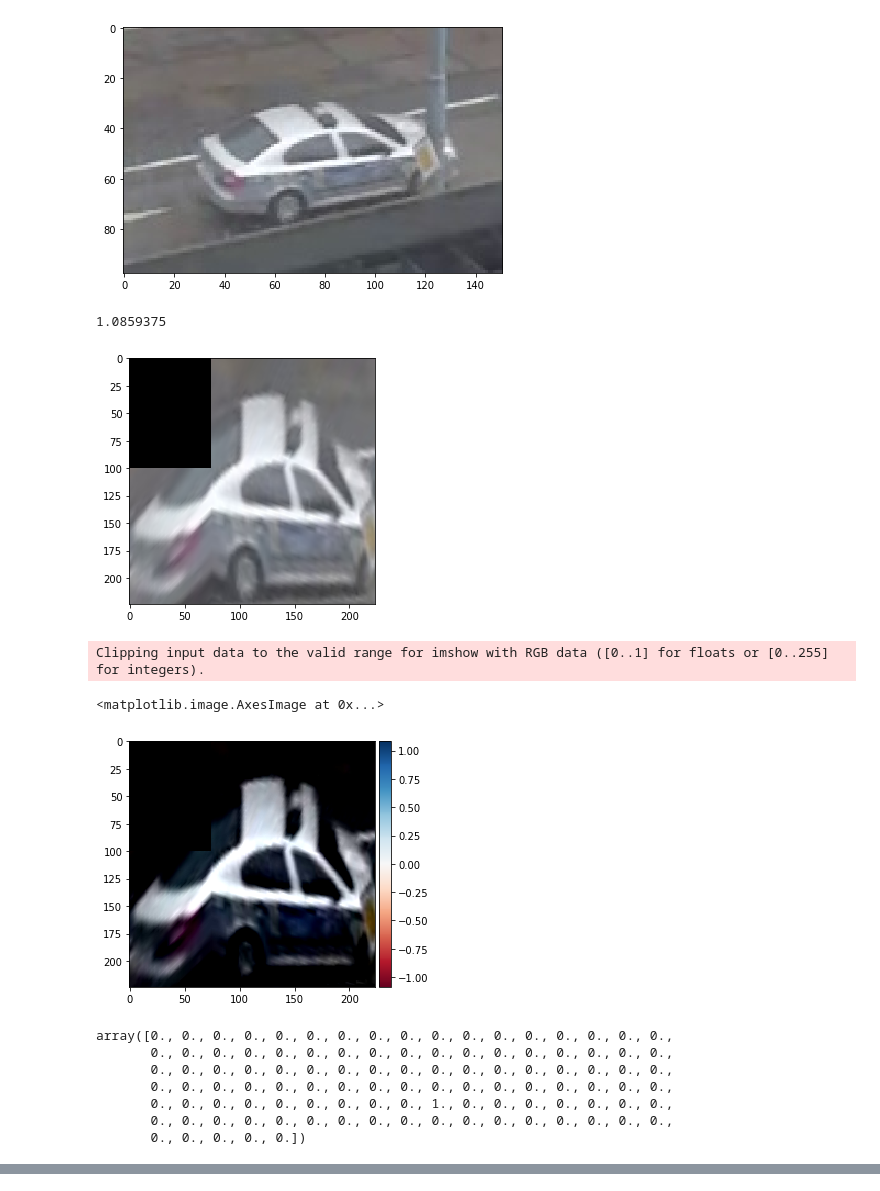
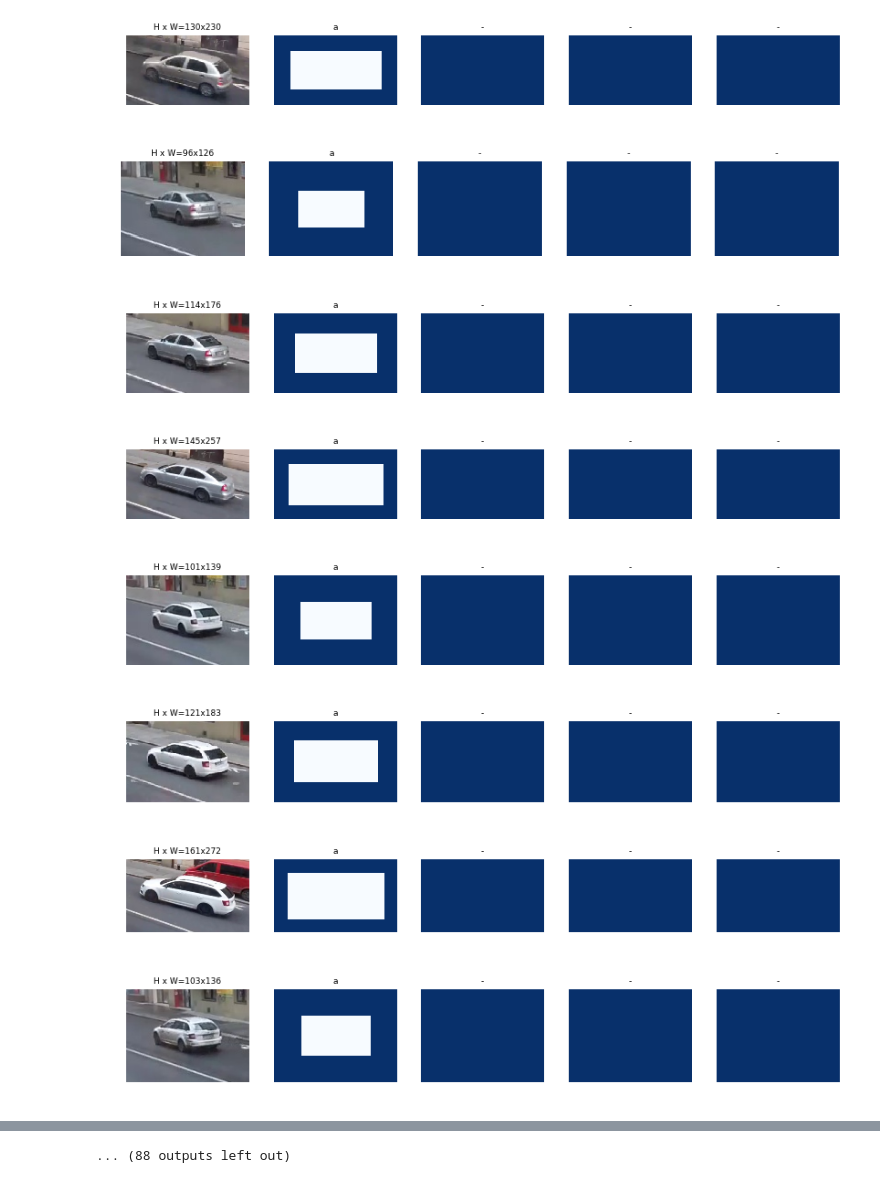
Before and after one commit to baekhos/Car-Detection-Mask-R-CNN, a Jupyter notebook: samples/cars/image.ipynb, the cells around one changed output, grey strips where cells are left out. Cells and saved outputs as stored; diff of their text form; code cells hidden in the pictures.

```diff
--- a/samples/cars/image.ipynb
+++ b/samples/cars/image.ipynb
@@ -125,3 +91,0 @@ def unpack_3DBB(img, bb):
-# %%
-image = data.get_image(vehicle_id, instance_id)
-io.imshow(image)
@@ -131,31 +92,16 @@ io.imshow(image)
-# %%
-image = unpack_3DBB(image, bb3d)
-# %% [output]
-[figure, removed]
-# %%
-io.imshow(image)
-
-image = (image.astype(np.float32) - 116)/128.
-np.min(image)
-np.max(image)
-# %% [output]
-1.0859375
-[figure, removed]
-# %%
-io.imshow(image)
-# %% [output]
-Clipping input data to the valid range for imshow with RGB data ([0..1] for floats or [0..255] for integers).
-<matplotlib.image.AxesImage at 0x...>
-[figure, removed]
-# %%
-y = data.Y['train'][6]
-# %%
-y
-# %% [output]
-array([0., 0., 0., 0., 0., 0., 0., 0., 0., 0., 0., 0., 0., 0., 0., 0., 0.,
-       0., 0., 0., 0., 0., 0., 0., 0., 0., 0., 0., 0., 0., 0., 0., 0., 0.,
-       0., 0., 0., 0., 0., 0., 0., 0., 0., 0., 0., 0., 0., 0., 0., 0., 0.,
-       0., 0., 0., 0., 0., 0., 0., 0., 0., 0., 0., 0., 0., 0., 0., 0., 0.,
-       0., 0., 0., 0., 0., 0., 0., 0., 0., 1., 0., 0., 0., 0., 0., 0., 0.,
-       0., 0., 0., 0., 0., 0., 0., 0., 0., 0., 0., 0., 0., 0., 0., 0., 0.,
-       0., 0., 0., 0., 0.])
+# %%
+part='train'
+#print(data.getMask3D(part,1))
+for i in range(200,300):
+    image = data.get_image(part,i)
+    mask,y=data.load_mask(part,i)
+    visualize.display_top_masks(image, mask, y, 'cars')
+# %% [output]
+[figure, added]
+[figure, added]
+[figure, added]
+[figure, added]
+[figure, added]
+[figure, added]
+[figure, added]
+[figure, added]
@@ -161,0 +112 @@ array([0., 0., 0., 0., 0., 0., 0., 0., 0., 0., 0., 0., 0., 0., 0., 0., 0.,
+... (88 outputs left out)
```
Also changed, not shown: parts of 14 cells of this notebook, 11 other files.
